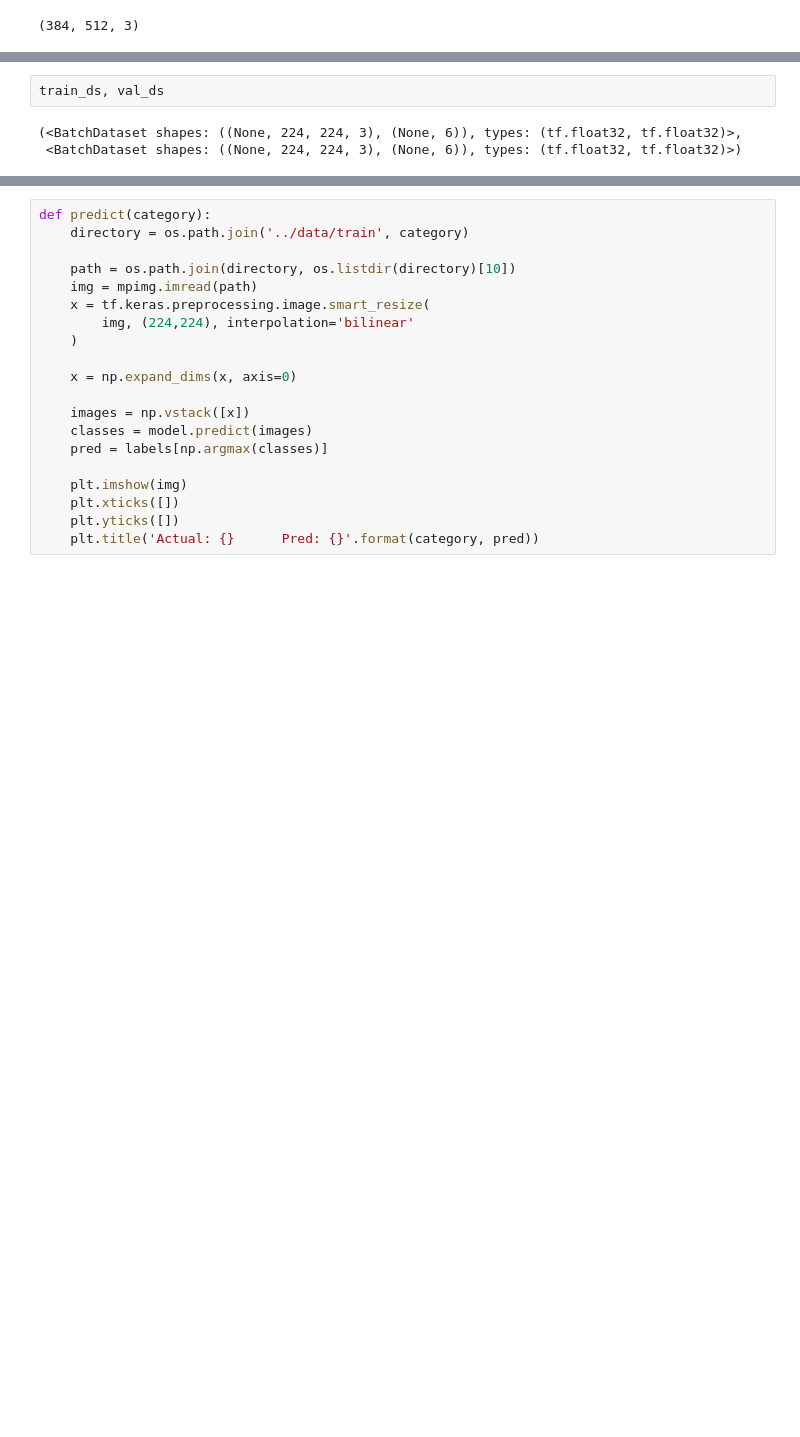
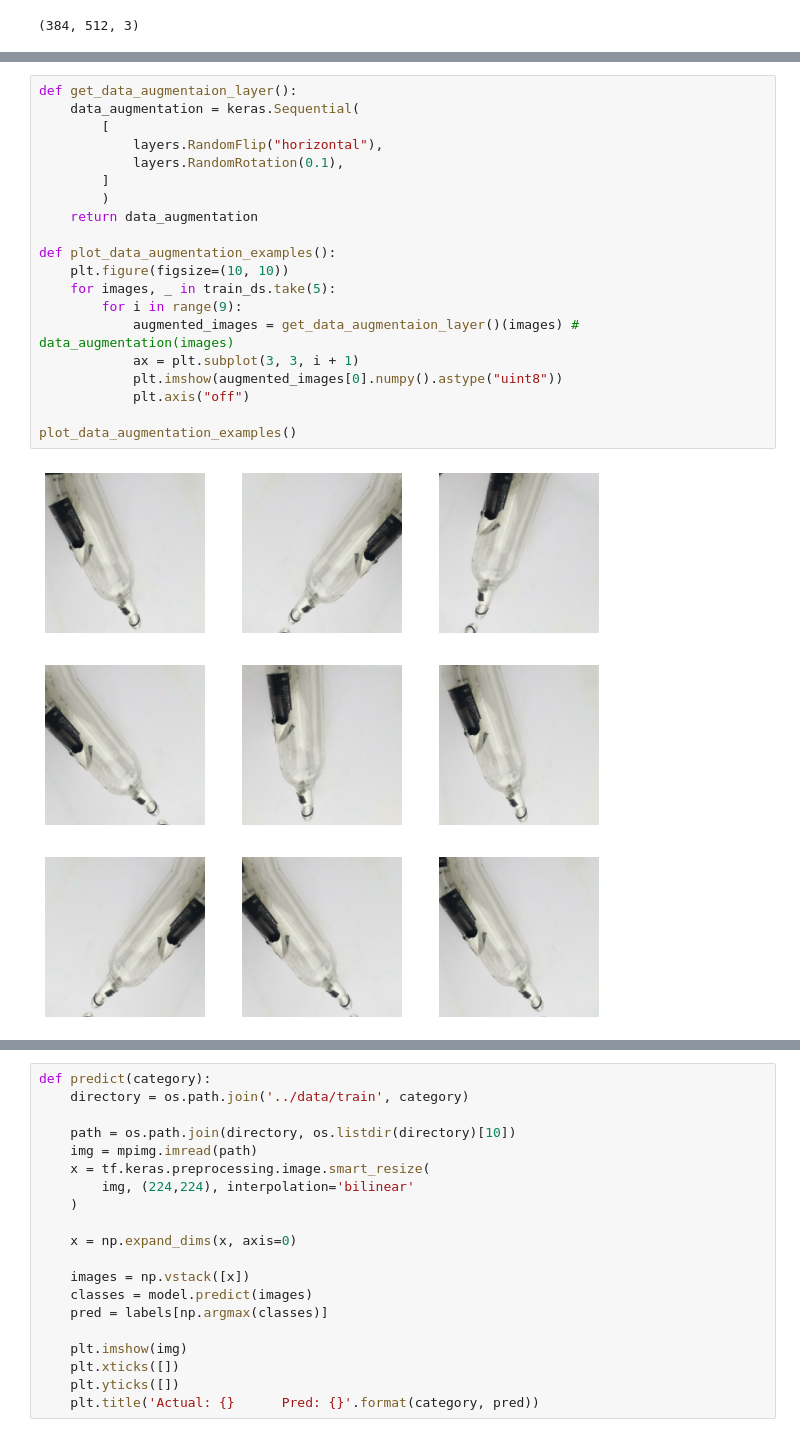
Before and after one commit to Farooq-azam-khan/cps803-course-project, a Jupyter notebook: notebooks/7 - Convolutional Neural Network.ipynb, the cells around one changed output, grey strips where cells are left out. Cells and saved outputs as stored; diff of their text form; blank space fills up the shorter version.

```diff
--- a/notebooks/7 - Convolutional Neural Network.ipynb
+++ b/notebooks/7 - Convolutional Neural Network.ipynb
@@ -109,10 +111,27 @@ Using 1590 files for training.
 Found 1766 files belonging to 6 classes.
 Using 176 files for validation.
 # %%
-train_ds, val_ds
+def get_data_augmentaion_layer():
+    data_augmentation = keras.Sequential(
+        [
+            layers.RandomFlip("horizontal"),
+            layers.RandomRotation(0.1),
+        ]
+        )
+    return data_augmentation
+
+def plot_data_augmentation_examples():
+    plt.figure(figsize=(10, 10))
+    for images, _ in train_ds.take(5):
+        for i in range(9):
+            augmented_images = get_data_augmentaion_layer()(images) # data_augmentation(images)
+            ax = plt.subplot(3, 3, i + 1)
+            plt.imshow(augmented_images[0].numpy().astype("uint8"))
+            plt.axis("off")
+
+plot_data_augmentation_examples()
 # %% [output]
-(<BatchDataset shapes: ((None, 224, 224, 3), (None, 6)), types: (tf.float32, tf.float32)>,
- <BatchDataset shapes: ((None, 224, 224, 3), (None, 6)), types: (tf.float32, tf.float32)>)
+[figure, added]
 # %%
 def make_cnn_model(input_shape, labels, num_dense_layers):
     inputs = keras.Input(shape=input_shape)
```
Also changed, not shown: parts of 9 cells of this notebook, 5 other files.
